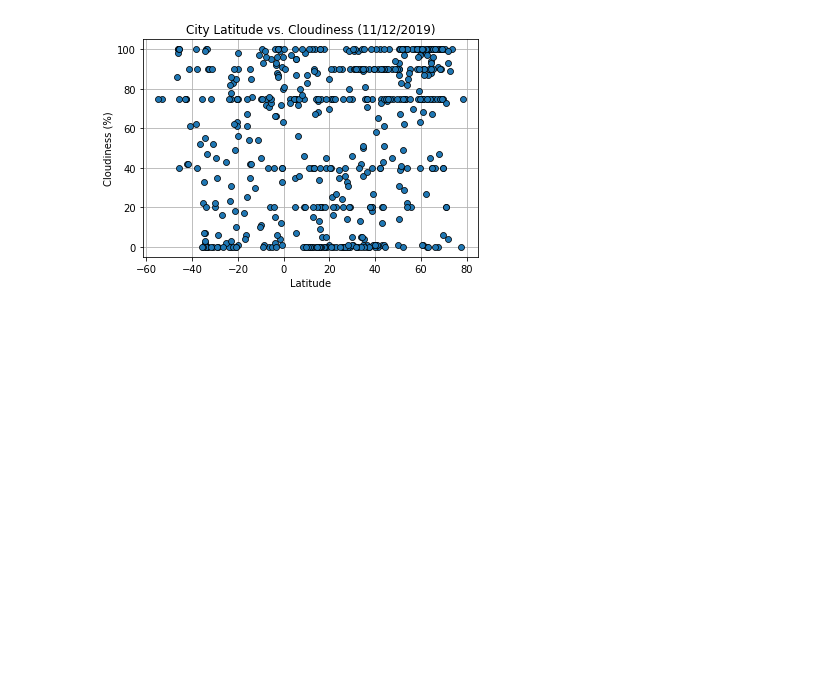
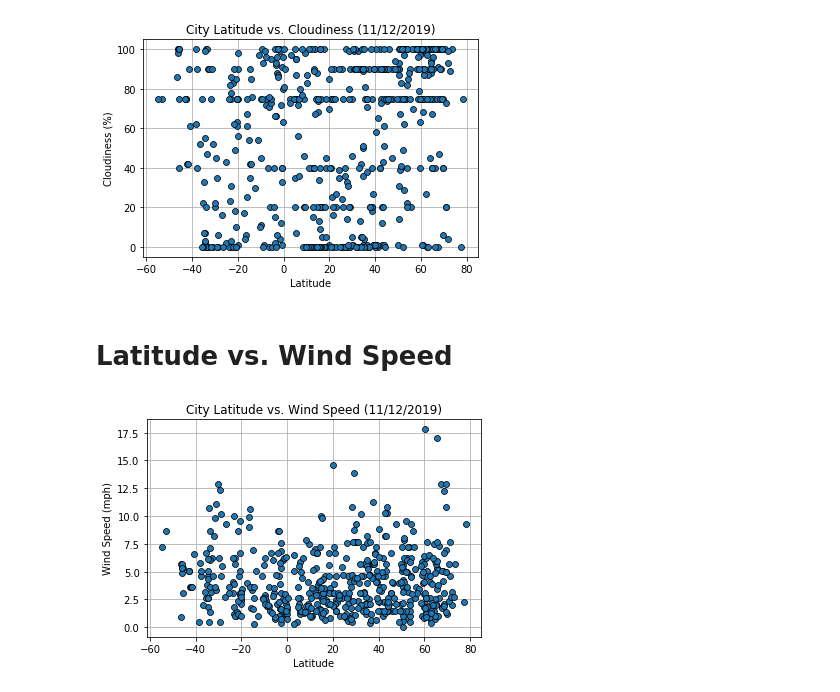
Before and after one commit to laylaatariq/python-api-challange, a Jupyter notebook: WeatherPy/WeatherPy.ipynb, the cells around one changed output. Cells and saved outputs as stored; diff of their text form; code cells hidden in the pictures; blank space fills up the shorter version.

```diff
--- a/WeatherPy/WeatherPy.ipynb
+++ b/WeatherPy/WeatherPy.ipynb
@@ -173,3 +173,15 @@ clou.set_ylabel('Cloudiness (%)')
 plt.show()
 # %% [output]
 [figure]
+# %% [markdown]
+# Latitude vs. Wind Speed
+# %%
+fig, wind = plt.subplots()
+wind.plot(weatherData['Lat'], weatherData['Wind Speed'], linestyle='none', marker = 'o', markeredgewidth =0.75, markeredgecolor='black')
+wind.set_title(f"City Latitude vs. Wind Speed ({date})")
+wind.grid()
+wind.set_xlabel('Latitude')
+wind.set_ylabel('Wind Speed (mph)')
+plt.show()
+# %% [output]
+[figure, added]
```
